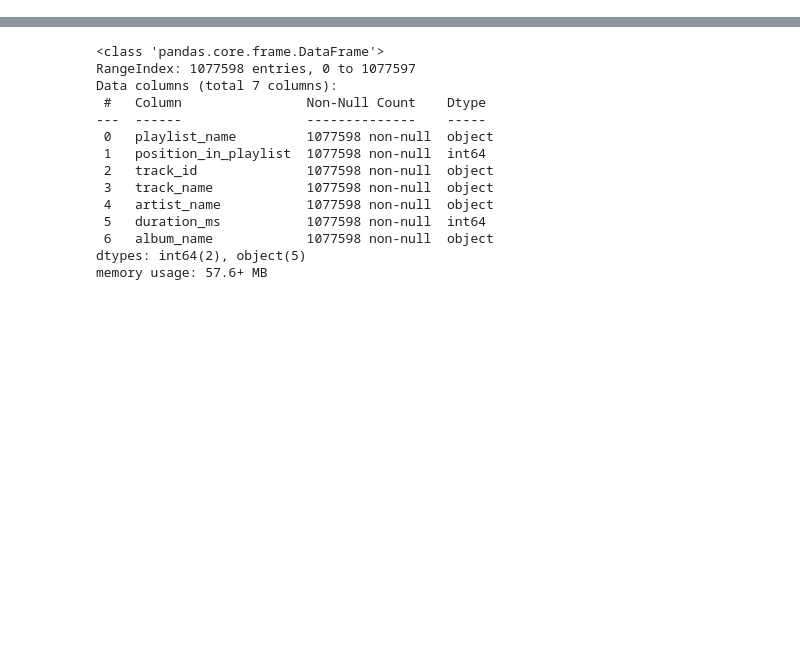
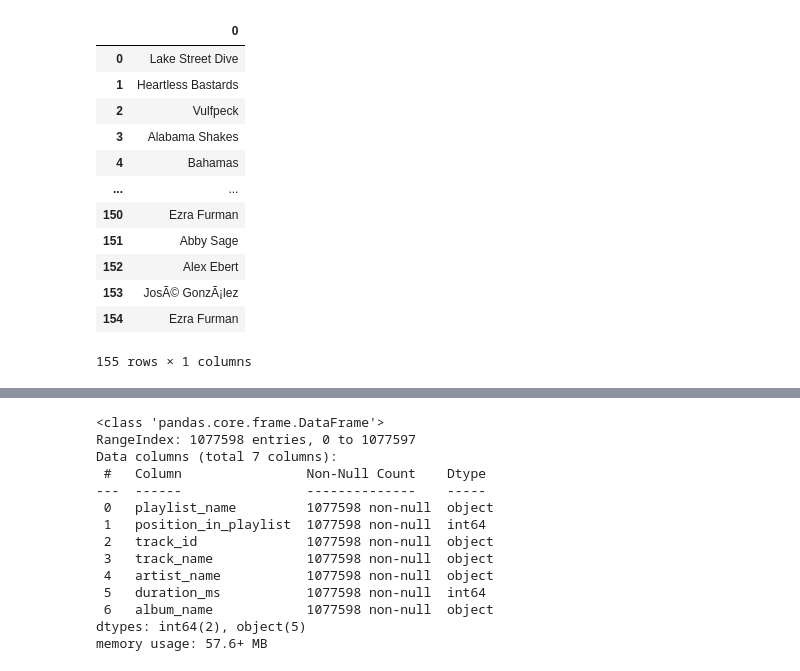
Before and after one commit to ReapersOne/AI, a Jupyter notebook: Semester 2/Pitch Project/Pitch Project.ipynb, the cells around one changed output, grey strips where cells are left out. Drawn from its saved outputs; the diff is of its cells as text; code cells hidden in the pictures; blank space fills up the shorter version.

```diff
--- a/Semester 2/Pitch Project/Pitch Project.ipynb
+++ b/Semester 2/Pitch Project/Pitch Project.ipynb
@@ -13,5 +13,24 @@ from sklearn.decomposition import PCA
 with open('vetting_playlist.json', 'r') as file:
     data1 = json.load(file)
 # %%
-#data1.keys()
-#This is for someone else
+tracks_data = [item['track'] for item in data1['tracks']['items']]
+artists_data = [artist['name'] for item in tracks_data for artist in item['artists']]
+# Convert to DataFrame
+dataF = pd.DataFrame(tracks_data)
+d1 = pd.DataFrame(artists_data)
+dataF# all data
+d1#artist
+# %% [output]
+|  | 0 |
+| 0 | Lake Street Dive |
+| 1 | Heartless Bastards |
+| 2 | Vulfpeck |
+| 3 | Alabama Shakes |
+| 4 | Bahamas |
+| ... | ... |
+| 150 | Ezra Furman |
+| 151 | Abby Sage |
+| 152 | Alex Ebert |
+| 153 | JosÃ© GonzÃ¡lez |
+| 154 | Ezra Furman |
+155 rows × 1 columns
```
Also changed, not shown: parts of 8 cells of this notebook, 4 other files.
